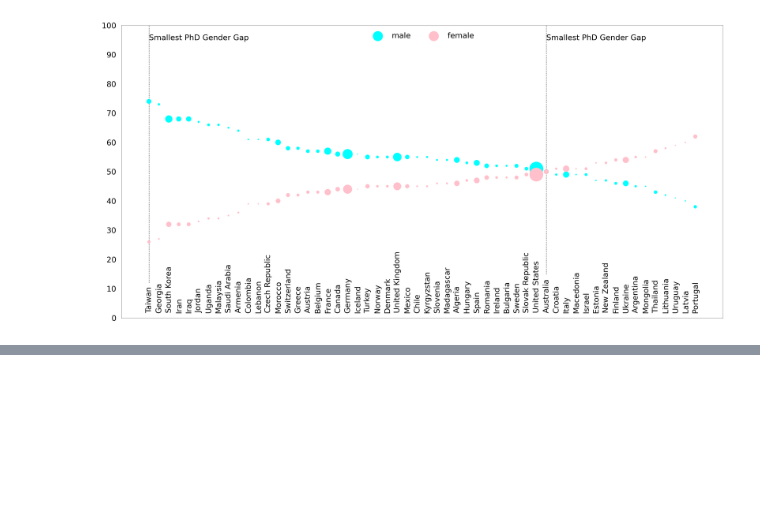
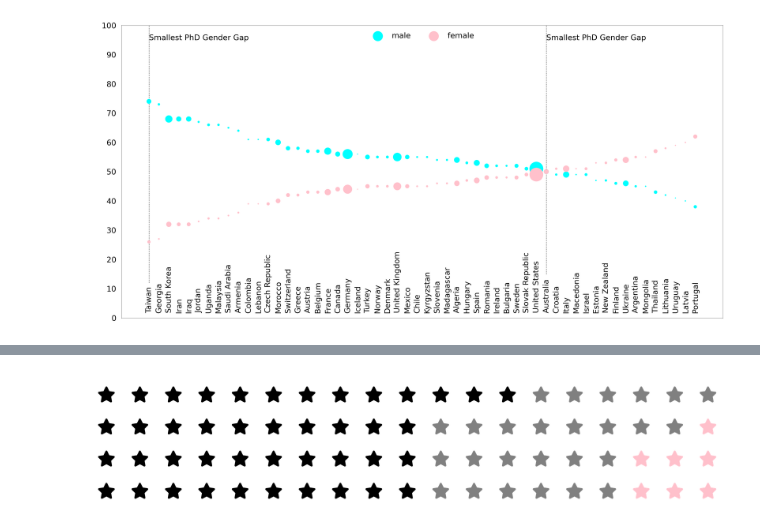
Before and after one commit to leoventuroso/data-viz, a Jupyter notebook: all_the_graphs.ipynb, the cells around one changed output, grey strips where cells are left out. Saved outputs shown, nothing was run; the diff lists cells and outputs as text; code cells hidden in the pictures; blank space fills up the shorter version.

```diff
--- a/all_the_graphs.ipynb
+++ b/all_the_graphs.ipynb
@@ -335,0 +439,35 @@ plt.show()
+# %%
+data = {'Rangers' : {'full_beard' : 13, 'light_beard' : 6, 'clean' : 0},
+        'Blackhawks' : {'full_beard' : 10, 'light_beard' : 8, 'clean' : 1},
+        'Ducks' : {'full_beard' : 10, 'light_beard' : 6, 'clean' : 3},
+        'Lightning' : {'full_beard' : 10, 'light_beard' : 6, 'clean' : 3}}
+
+df = pd.DataFrame.from_dict(data)
+
+
+fig = plt.figure(
+    FigureClass = Waffle,
+    plots = {
+        411 : {
+            'values' : df.Rangers.values,
+                },
+        412 : {
+            'values' : df.Blackhawks.values
+        },
+        413 : {
+            'values' : df.Ducks.values
+        },
+        414 : {
+            'values' : df.Lightning.values
+        }
+    },
+    rows = 1,
+    colors = ['black', 'grey', 'pink'],
+    icons = 'star',
+    figsize = (180, 10)
+)
+
+
+plt.tight_layout()
+# %% [output]
+[figure, added]
```
Also changed, not shown: parts of 5 cells of this notebook.
